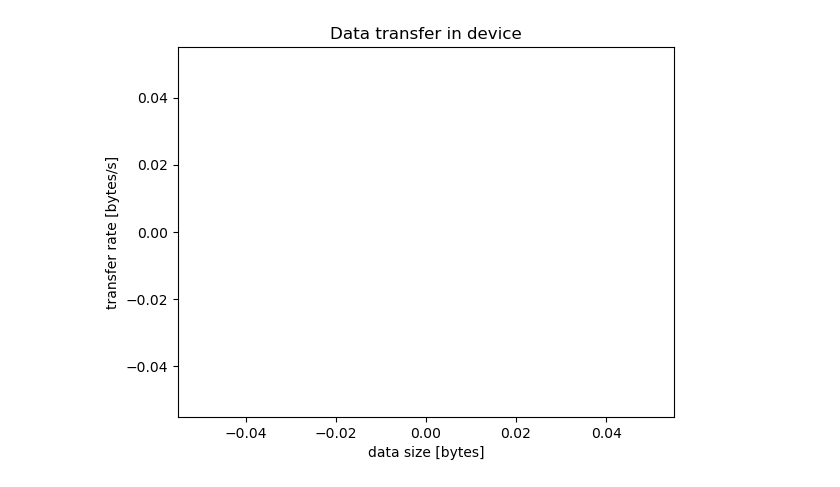
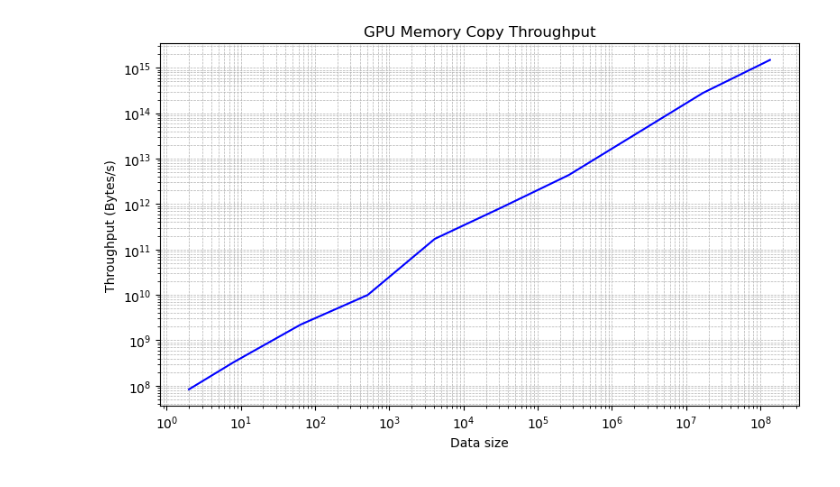
Before and after one commit to noahs-uni/GPU-Computing, a Jupyter notebook: exc03/plots.ipynb, the cells around one changed output. Saved outputs shown, nothing was run; the diff lists cells and outputs as text; code cells hidden in the pictures.

Commit message:
aufgabe 3.1  graph

```diff
--- a/exc03/plots.ipynb
+++ b/exc03/plots.ipynb
@@ -10,10 +5,34 @@ d2d = pd.read_csv("D2D-data-transfer.csv",
-# %%
-plt.plot(d2d['data'][:10], d2d['transfer'][:10])
-
-plt.title('Data transfer in device')
-plt.xlabel('data size [bytes]')
-plt.ylabel('transfer rate [bytes/s]')
-plt.savefig('d2d_plot.png')
-plt.show()
-# %% [output]
-[figure, removed]
+# %%
+
+# --- falls du die Daten direkt im Code einfügen willst ---
+data = """2 83279058.939391
+8 329921818.758464
+64 2221709946.437047
+512 9971243818.942564
+4096 171224036577.400391
+32768 845625806451.612915
+262144 4369066666666.666992
+2097152 34952533333333.335938
+16777216 279620266666666.687500
+134217728 1491308088888889.000000
+"""
+# Wenn du eine Datei hast: df = pd.read_csv("data.csv", sep="\s+", header=None)
+df = pd.read_csv(io.StringIO(data), sep=r"\s+", header=None, names=["size", "throughput"])
+
+# Alle negativen oder Nullwerte entfernen (Sicherheitscheck)
+df = df[(df["size"] > 0) & (df["throughput"] > 0)]
+
+plt.figure(figsize=(8,5))
+plt.plot(df["size"], df["throughput"], linestyle="-", color="b")
+
+plt.xscale("log")
+plt.yscale("log")
+
+plt.xlabel("Data size")
+plt.ylabel("Throughput (Bytes/s)")
+plt.title("GPU Memory Copy Throughput")
+plt.grid(True, which="both", ls="--", lw=0.5)
+plt.tight_layout()
+plt.show()
+# %% [output]
+[figure, added]
```
Also changed, not shown: parts of 2 cells of this notebook, 2 other files.
